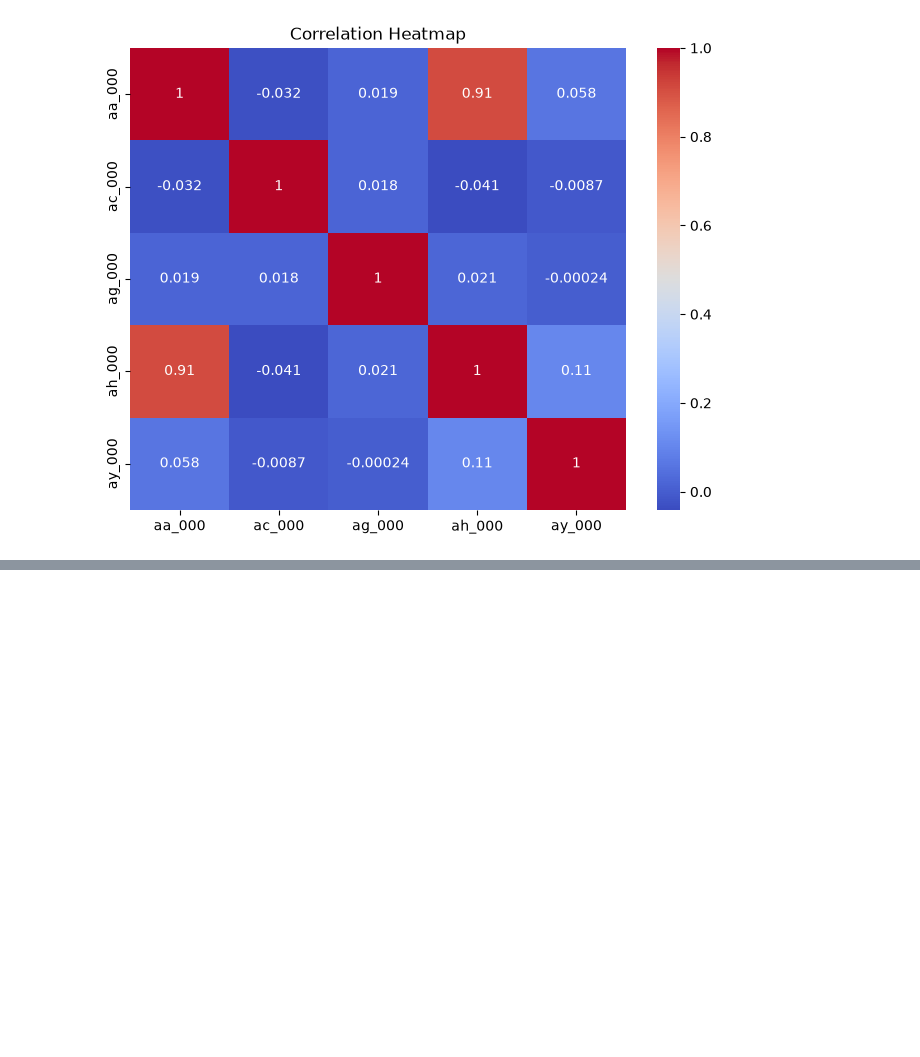
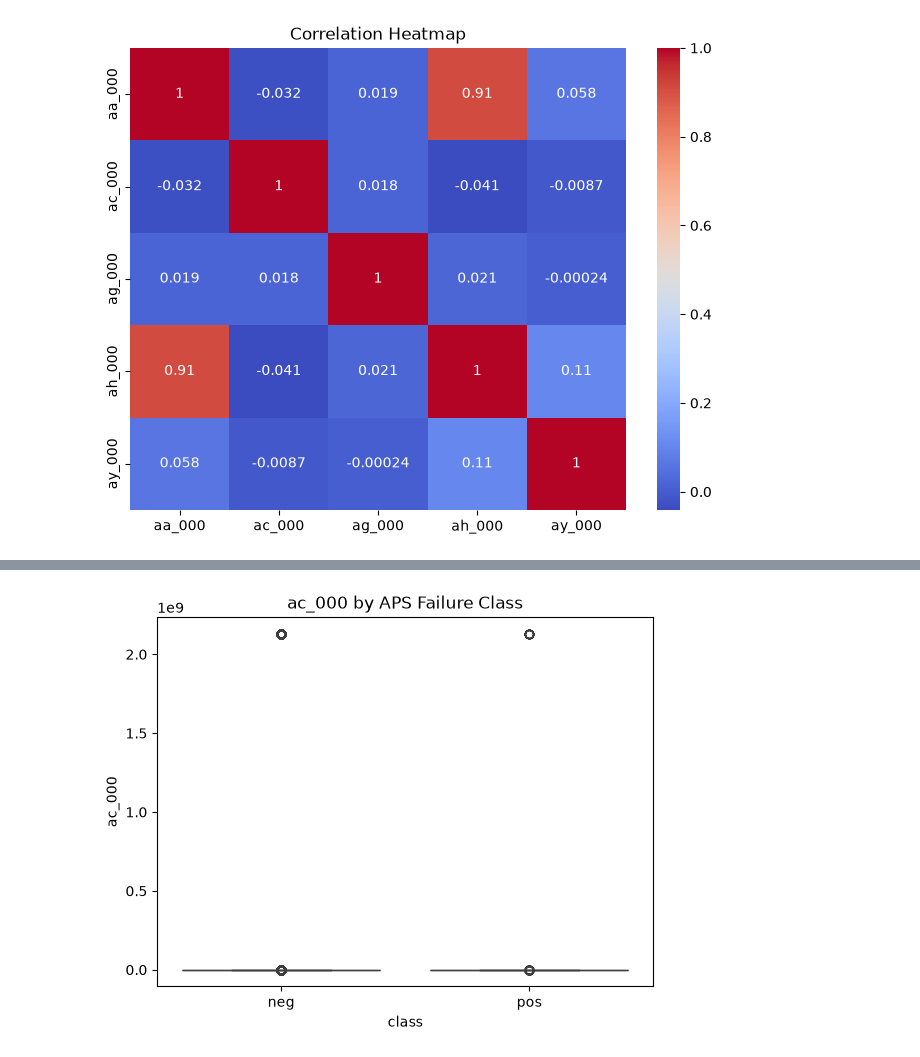
Before and after one commit to Rupesh-Mane/air-pressure-system-failure-prediction, a Jupyter notebook: notebooks/02_EDA.ipynb, the cells around one changed output, grey strips where cells are left out. Saved outputs shown, nothing was run; the diff lists cells and outputs as text; code cells hidden in the pictures; blank space fills up the shorter version.

```diff
--- a/notebooks/02_EDA.ipynb
+++ b/notebooks/02_EDA.ipynb
@@ -231,0 +254,12 @@ plt.show()
+# %%
+sns.boxplot(
+    data=df_eda,
+    x="class",
+    y="ac_000"
+)
+
+plt.title("ac_000 by APS Failure Class")
+
+plt.show()
+# %% [output]
+[figure, added]
```
Also changed, not shown: parts of 3 cells of this notebook.
